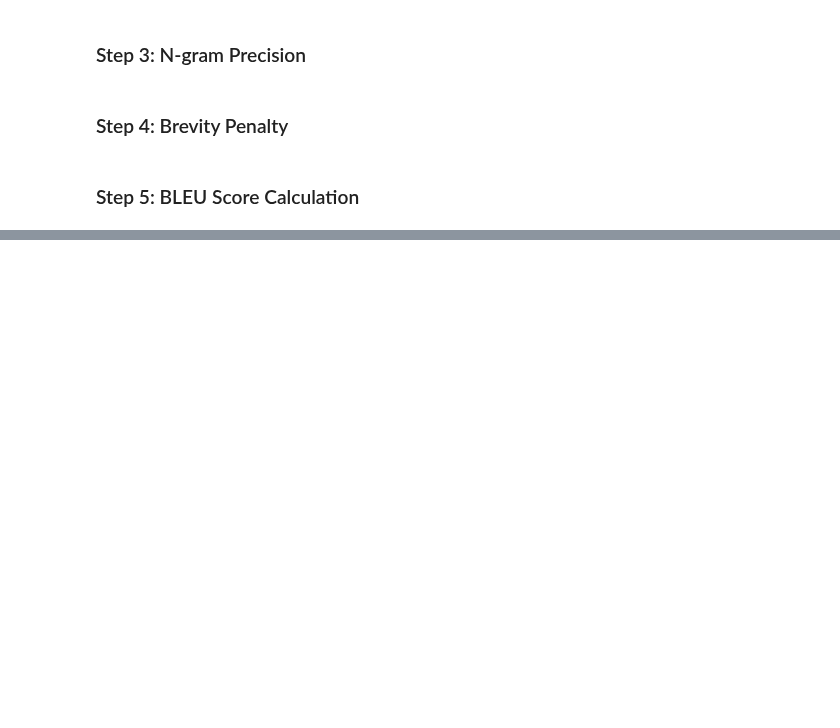
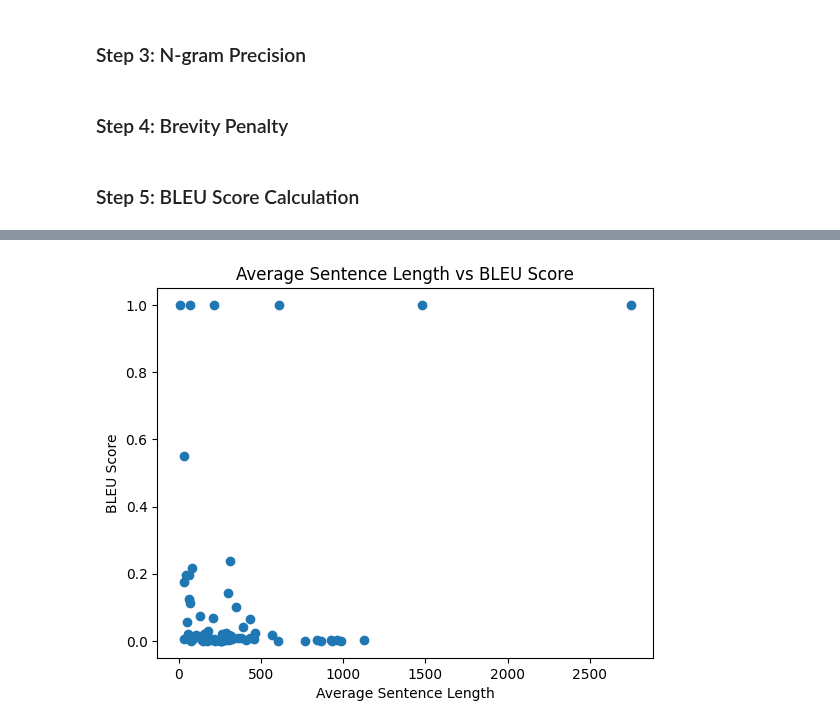
Before and after one commit to JayeshLocharla/Developer-ChatGPT-Interaction-DataAnalysis, a Jupyter notebook: question_2/model/model_BLEU.ipynb, the cells around one changed output, grey strips where cells are left out. Drawn from its saved outputs; the diff is of its cells as text; code cells hidden in the pictures; blank space fills up the shorter version.

```diff
--- a/question_2/model/model_BLEU.ipynb
+++ b/question_2/model/model_BLEU.ipynb
@@ -91,0 +92,16 @@ plt.show()
+# %%
+# Calculate sentence lengths
+sentence_lengths1 = [len(sentence) for sentence in tokenized_answers1]
+sentence_lengths2 = [len(sentence) for sentence in tokenized_answers2]
+
+# Average sentence length
+avg_sentence_lengths = [(l1 + l2) / 2 for l1, l2 in zip(sentence_lengths1, sentence_lengths2)]
+
+# Plotting sentence length against BLEU score
+plt.scatter(avg_sentence_lengths, ngram_precisions)
+plt.title('Average Sentence Length vs BLEU Score')
+plt.xlabel('Average Sentence Length')
+plt.ylabel('BLEU Score')
+plt.show()
+# %% [output]
+[figure, added]
```
Also changed, not shown: parts of 3 cells of this notebook, 4 other files.
